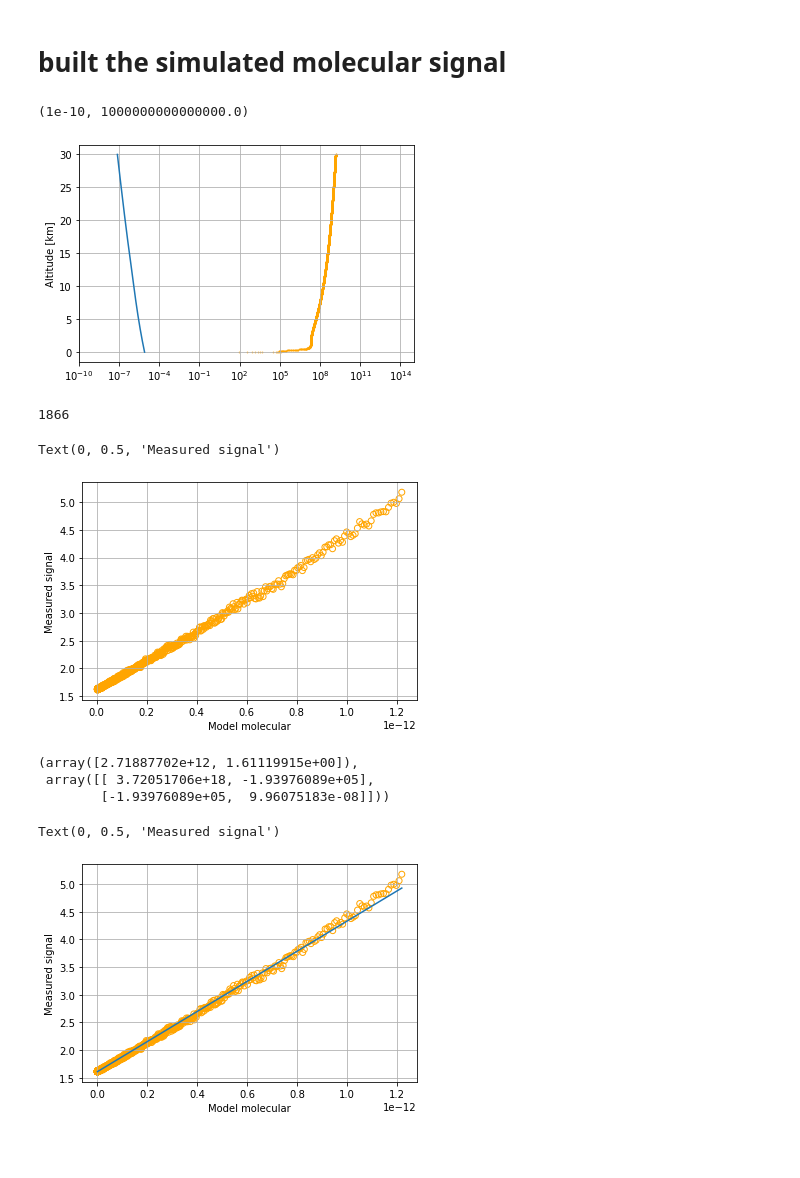
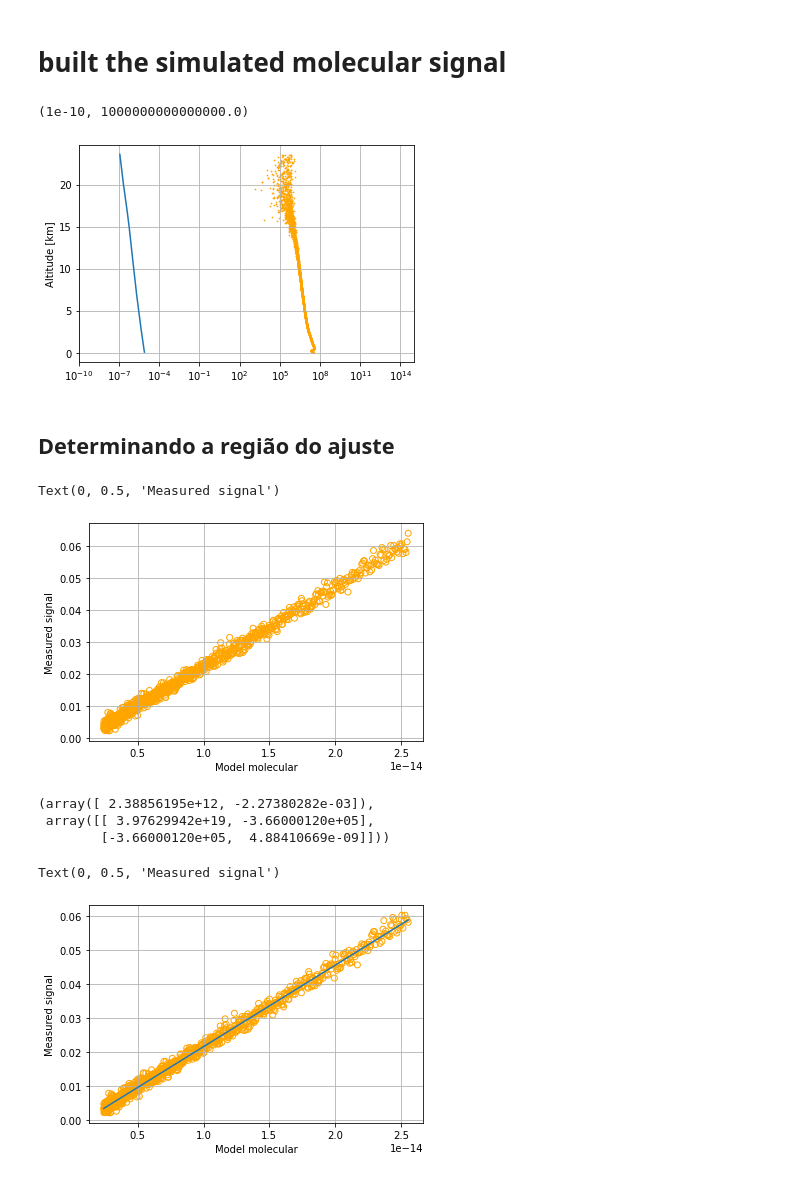
Before and after one commit to hmjbarbosa/RMlicelPython, a Jupyter notebook: Rotina.ipynb, the cells around one changed output. Cells and saved outputs as stored; diff of their text form; code cells hidden in the pictures; blank space fills up the shorter version.

```diff
--- a/Rotina.ipynb
+++ b/Rotina.ipynb
@@ -144,6 +269,11 @@ plt.savefig('fig7', dpi=200)
 # %% [markdown]
 # built the simulated molecular signal
+# %%
+s355 = s355 - bg          # Subtraindo o background
+s355 = np.concatenate((s355[:2000]/overlap[0], s355[2000:]), axis=0)   #Dividindo pelo overlap
+n_alt = alt[11:3145]
+n_s355 = s355[11:3145]
 # %%
-meteo_alt = alt
+meteo_alt = n_alt
 # %%
 model = (beta_mol * np.exp(-2*integrate.cumtrapz(alpha_mol, meteo_alt, initial=0))) / meteo_alt**2
@@ -151,46 +280,49 @@ bg = int(1e2)
 # %%
 plt.semilogx(model*meteo_alt*meteo_alt, meteo_alt*1e-3)
-plt.scatter((s355)*alt*alt, alt*1e-3, s=0.5, c='orange')
+plt.scatter((n_s355)*n_alt*n_alt, n_alt*1e-3, s=0.5, c='orange')
 plt.grid(True)
 plt.ylabel('Altitude [km]')
 plt.xlim(1e-10, 1e15)
 # %% [output]
 (1e-10, 1000000000000000.0)
-[figure, old version]
+[figure, new version]
-# %%
-alt_max = int(14e3/7.5)
-alt_max
-# %% [output]
-1866
+# %% [markdown]
+## Determinando a região do ajuste
+# %%
+alt_min = 8.   # km
+alt_max = 15   # km
+
+index_min = int(alt_min*1e3/7.5)
+index_max = int(alt_max*1e3/7.5)
 # %%
-plt.scatter(model[270:alt_max], s355[270:alt_max], facecolors = 'none', edgecolors = 'orange')
+plt.scatter(model[index_min:index_max], s355[index_min:index_max], facecolors = 'none', edgecolors = 'orange')
 plt.grid(True)
 plt.xlabel('Model molecular')
 plt.ylabel('Measured signal')
 # %% [output]
 Text(0, 0.5, 'Measured signal')
-[figure, old version]
+[figure, new version]
 # %%
 f = lambda x, a, b: a*x + b
 
-fit = optimize.curve_fit(f, model[270:], s355[270:], p0=(1e13, 116))
+fit = optimize.curve_fit(f, model[index_min:index_max], n_s355[index_min:index_max], p0=(1e13, 116))
 
 a = fit[0][0]
 b = fit[0][1]
 
 fit
 # %% [output]
-(array([2.71887702e+12, 1.61119915e+00]),
- array([[ 3.72051706e+18, -1.93976089e+05],
-        [-1.93976089e+05,  9.96075183e-08]]))
+(array([ 2.38856195e+12, -2.27380282e-03]),
+ array([[ 3.97629942e+19, -3.66000120e+05],
+        [-3.66000120e+05,  4.88410669e-09]]))
 # %%
-plt.scatter(model[270:], s355[270:], facecolors = 'none', edgecolors = 'orange')
-plt.plot(model[270:], f(model[270:], a, b))
+plt.scatter(model[index_min:index_max], n_s355[index_min:index_max], facecolors = 'none', edgecolors = 'orange')
+plt.plot(model[index_min:index_max], f(model[index_min:index_max], a, b))
 plt.grid(True)
 plt.xlabel('Model molecular')
 plt.ylabel('Measured signal')
 # %% [output]
 Text(0, 0.5, 'Measured signal')
-[figure, old version]
+[figure, new version]
 # %%
 plt.semilogx(model*meteo_alt*meteo_alt, meteo_alt*1e-3)
```
Also changed, not shown: parts of 33 cells of this notebook, 3 other files.
